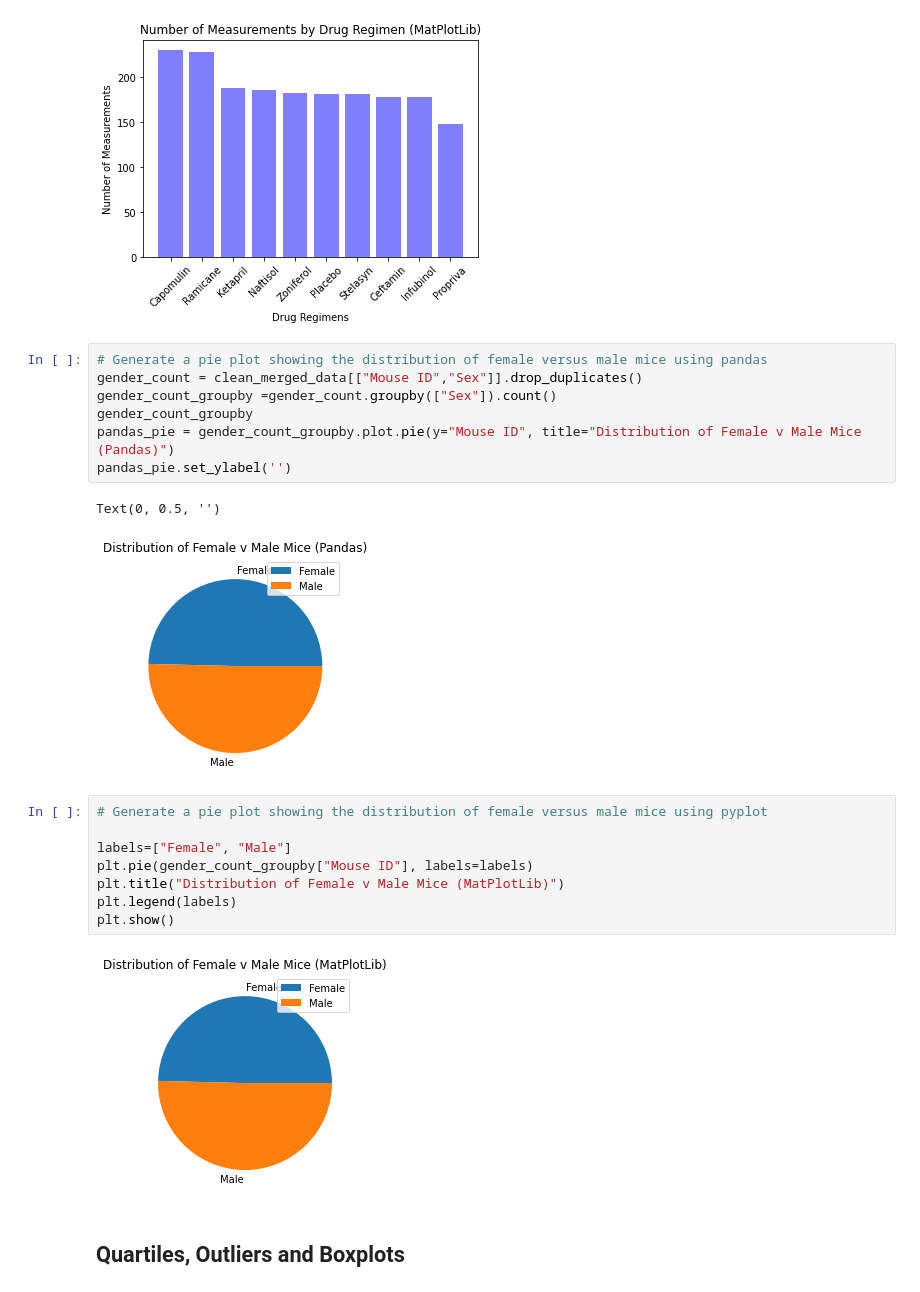
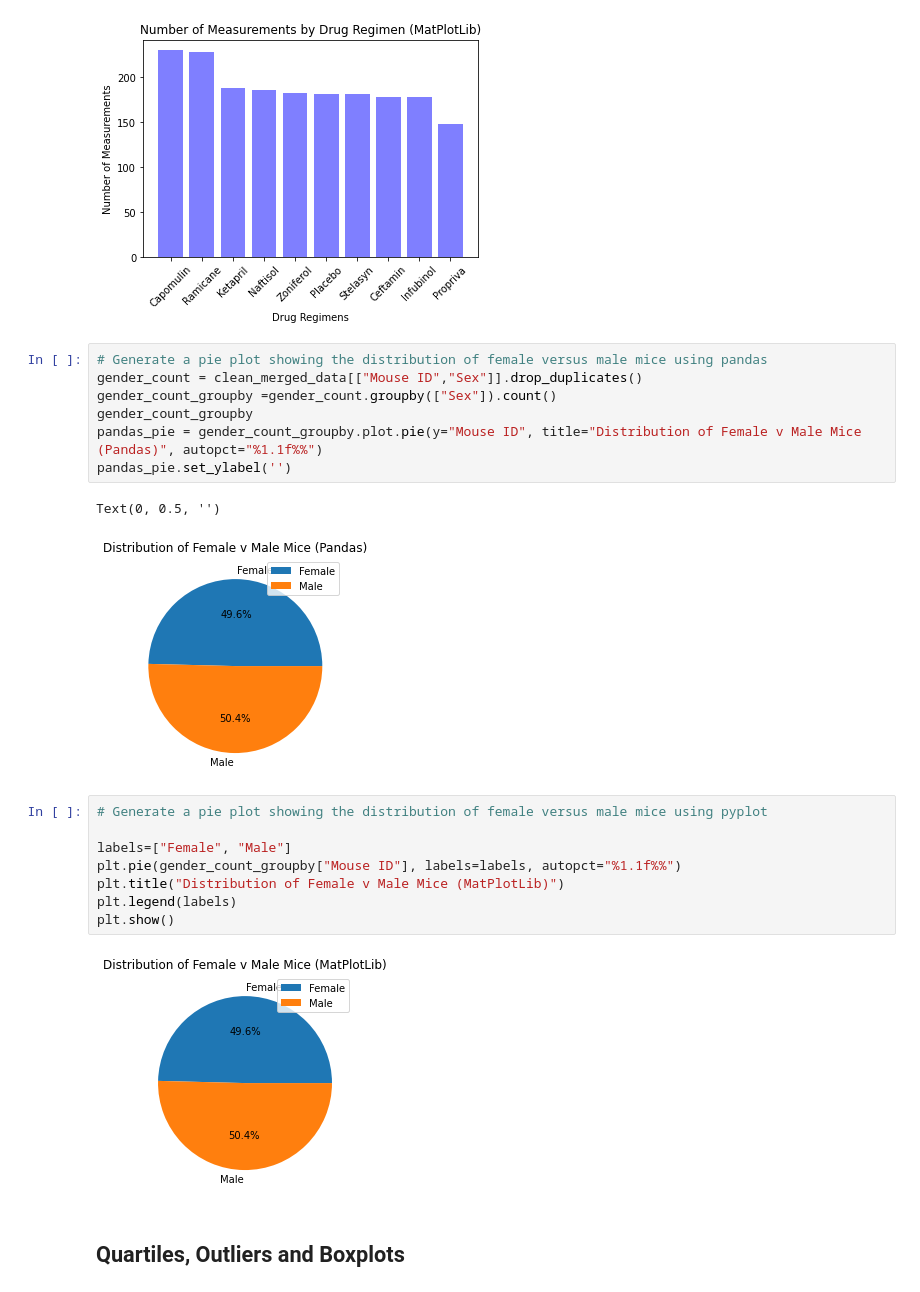
Before and after one commit to tiffanyharris711/matplotlib-challenge, a Jupyter notebook: pymaceuticals_starter.ipynb, the cells around one changed output. Drawn from its saved outputs; the diff is of its cells as text.

```diff
--- a/pymaceuticals_starter.ipynb
+++ b/pymaceuticals_starter.ipynb
@@ -200,23 +210,23 @@ plt.show()
 # %%
 # Generate a pie plot showing the distribution of female versus male mice using pandas
 gender_count = clean_merged_data[["Mouse ID","Sex"]].drop_duplicates()
 gender_count_groupby =gender_count.groupby(["Sex"]).count()
 gender_count_groupby
-pandas_pie = gender_count_groupby.plot.pie(y="Mouse ID", title="Distribution of Female v Male Mice (Pandas)")
+pandas_pie = gender_count_groupby.plot.pie(y="Mouse ID", title="Distribution of Female v Male Mice (Pandas)", autopct="%1.1f%%")
 pandas_pie.set_ylabel('')
 # %% [output]
 Text(0, 0.5, '')
-[figure, old version]
+[figure, new version]
 # %%
 # Generate a pie plot showing the distribution of female versus male mice using pyplot
 
 labels=["Female", "Male"]
-plt.pie(gender_count_groupby["Mouse ID"], labels=labels)
+plt.pie(gender_count_groupby["Mouse ID"], labels=labels, autopct="%1.1f%%")
 plt.title("Distribution of Female v Male Mice (MatPlotLib)")
 plt.legend(labels)
 plt.show()
 # %% [output]
-[figure, old version]
+[figure, new version]
 # %% [markdown]
 ## Quartiles, Outliers and Boxplots
 # %%
```
Also changed, not shown: parts of 5 cells of this notebook.
